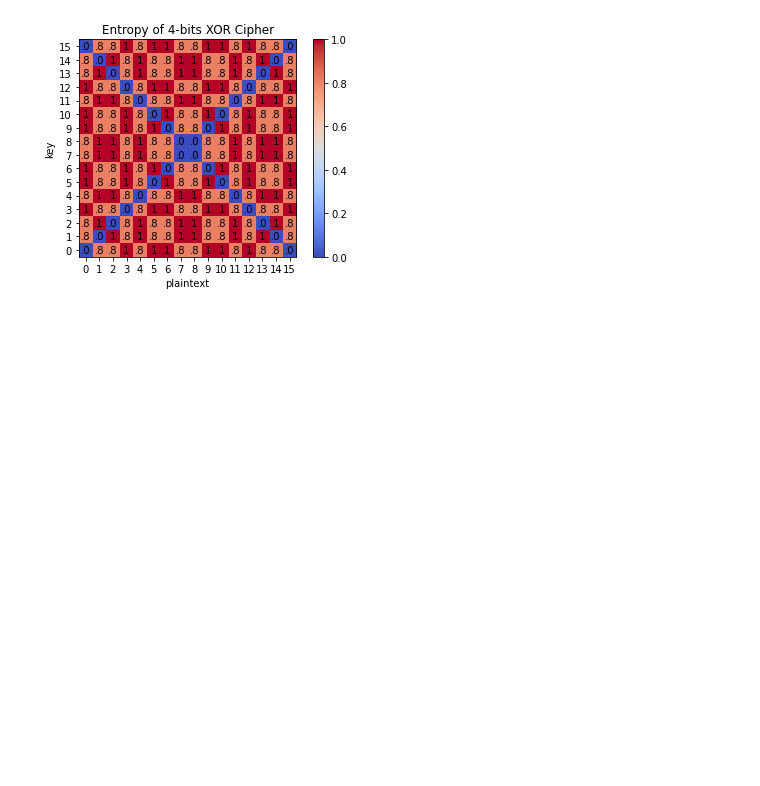
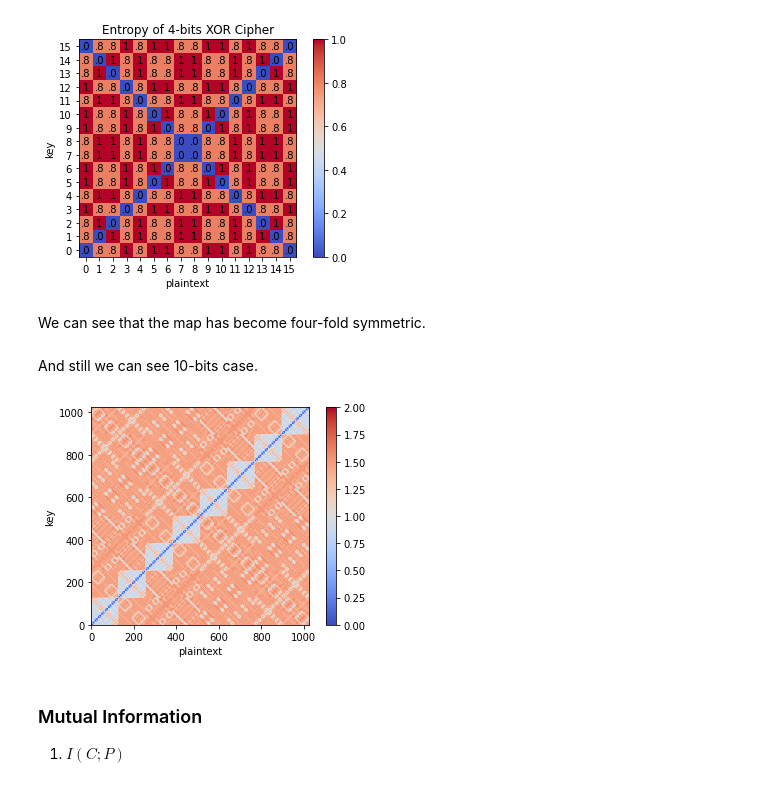
Before and after one commit to Jim137/Entropy, a Jupyter notebook: entropy_of_encrypted.ipynb, the cells around one changed output. Cells and saved outputs as stored; diff of their text form; code cells hidden in the pictures; blank space fills up the shorter version.

Commit message:
Mutual Information

```diff
--- a/entropy_of_encrypted.ipynb
+++ b/entropy_of_encrypted.ipynb
@@ -125,7 +125,7 @@ fig, ax = plt.subplots()
 im = ax.imshow(entropy_cipher, origin='lower', cmap='coolwarm')
 for i in range(16):
     for j in range(16):
-        text = ax.text(i, j, f'{"."+f"{entropy_cipher[i][j]*10:.0f}" if entropy_cipher[i][j]<1 else 1}', ha="center", va="center", color="k")
+        text = ax.text(j, i, f'{"."+f"{entropy_cipher[i][j]*10:.0f}" if entropy_cipher[i][j]<1 else 1}', ha="center", va="center", color="k")
 ax.set_xticks(range(16))
 ax.set_xlabel('plaintext')
 ax.set_yticks(range(16))
@@ -136,3 +136,27 @@ ax.set_title('Entropy of 4-bits XOR Cipher')
 plt.show()
 # %% [output]
 [figure]
+# %% [markdown]
+We can see that the map has become four-fold symmetric.
+# %% [markdown]
+And still we can see 10-bits case.
+# %%
+entropy_cipher_n = []
+for i in range(1024):
+    ei = []
+    for j in range(1024):
+        ei.append(entropy(cn[i][j]))
+    entropy_cipher_n.append(ei)
+# %%
+fig, ax = plt.subplots()
+im = ax.imshow(entropy_cipher_n, origin='lower', cmap='coolwarm')
+ax.set_xlabel('plaintext')
+ax.set_ylabel('key')
+fig.colorbar(im)
+plt.show()
+# %% [output]
+[figure, added]
+# %% [markdown]
+### Mutual Information
+
+1. $I(C;P)$
```
Also changed, not shown: parts of 16 cells of this notebook.
